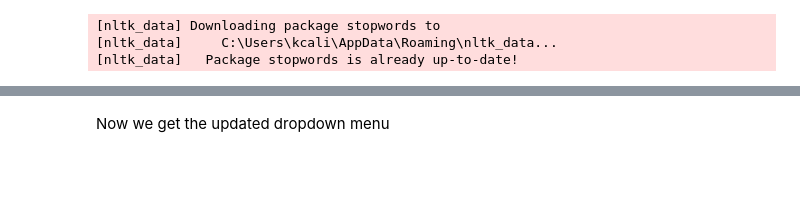
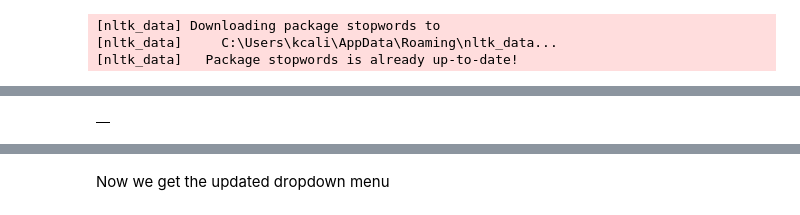
Before and after one commit to kcalizadeh/PDP_data_processing, a Jupyter notebook: stats_dict_maker.ipynb, the cells around one changed output, grey strips where cells are left out. Saved outputs shown, nothing was run; the diff lists cells and outputs as text; code cells hidden in the pictures; blank space fills up the shorter version.

```diff
--- a/stats_dict_maker.ipynb
+++ b/stats_dict_maker.ipynb
@@ -57,7 +58,7 @@ custom_stopwords = ['–', 'also', 'something', 'cf', 'thus', 'two', 'now', 'wou
                     'might', "'s", 'b', 'ofthe', 'p.', '_', '-', 'eg', 'e.g.',
                     'ie', 'i.e.', 'f', 'l', "n't", 'e.g', 'i.e', '—', '--',
                     'hyl', 'phil', 'one', 'another', 'could', 'come', 'things', 'thing',
-                    'else', 'every', 'shall'] + stopwords_list
+                    'else', 'every', 'shall', 'thee', 'thy', 'thou', 'unto'] + stopwords_list
 
 df['gensim_tokenized'] = df['sentence_str'].map(lambda x: simple_preprocess(x.lower(),deacc=True,
                                                         max_len=500))
@@ -191,0 +231,6 @@ stats_dict_master['Stoicism']
+# %%
+df = pd.DataFrame.from_dict(stats_dict_master, orient='index')
+# %%
+df
+# %% [output]
+|  |
```
Also changed, not shown: parts of 20 cells of this notebook.
